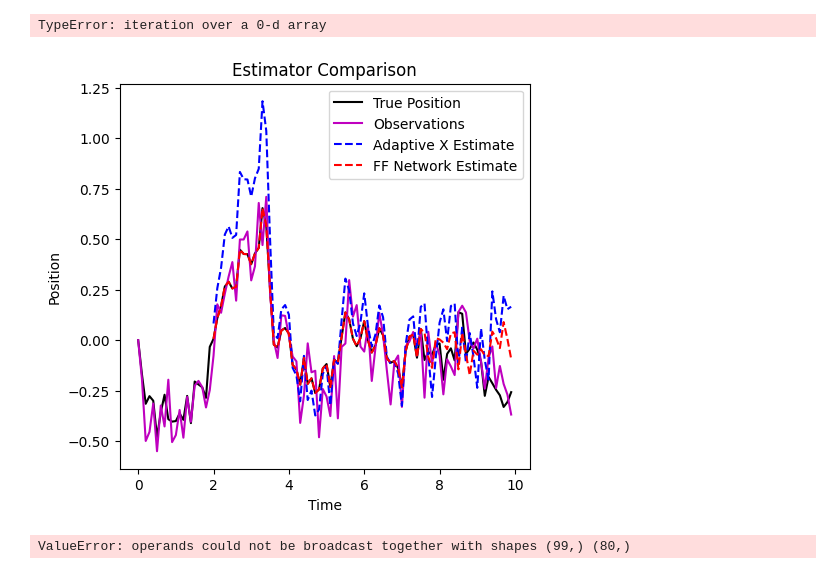
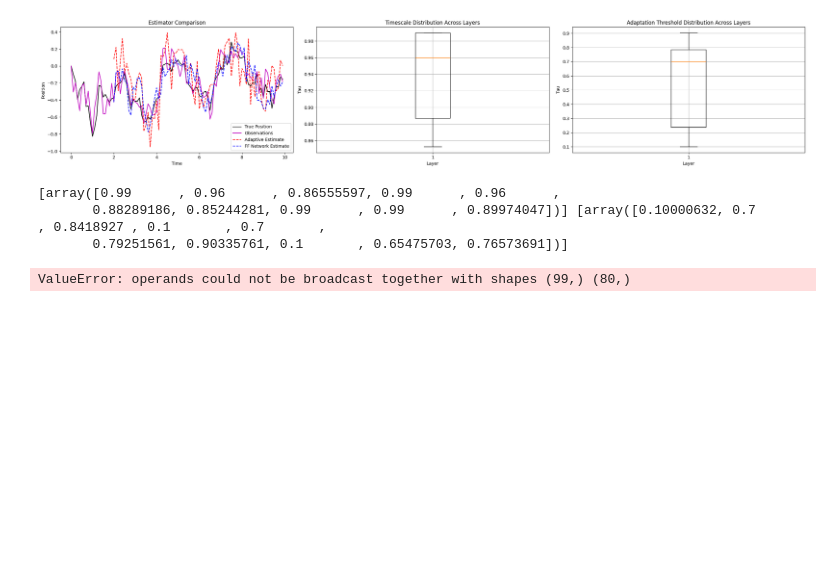
Before and after one commit to reecekeller/adaptation, a Jupyter notebook: models/linear_test.ipynb, the cells around one changed output. Drawn from its saved outputs; the diff is of its cells as text; code cells hidden in the pictures; blank space fills up the shorter version.

```diff
--- a/models/linear_test.ipynb
+++ b/models/linear_test.ipynb
@@ -158,7 +192,7 @@ Test Loss: 0.0701
 # %%
 #y0 = [H @ state for state in state_vec]
 # %%
-fig = plt.figure(figsize=(18, 5))
+fig = plt.figure(figsize=(25, 5))
 
 plt.subplot(1, 3, 1)
 # Plot results
@@ -166,8 +200,8 @@ plt.plot(t_space, x, 'k', label='True Position')
 #plt.plot(t_space, z, '-r', label='Nuisance Variable')
 plt.plot(t_space, obs, 'm', label='Observations')
 #plt.plot(t_space, x_hat, 'g', label = 'Kalman Estimate ', linestyle='--')
-plt.plot(t_space[window_size:], linear_model_rollout.detach().numpy(), 'b', label = 'Adaptive X Estimate', linestyle='--')
-plt.plot(t_space[window_size:], ff_model_rollout.detach().numpy(), 'r', label = 'FF Network Estimate', linestyle='--')
+plt.plot(t_space[window_size:], linear_model_rollout.detach().numpy(), 'r', label = 'Adaptive Estimate', linestyle='--')
+plt.plot(t_space[window_size:], ff_model_rollout.detach().numpy(), 'b', label = 'FF Network Estimate', linestyle='--')
 
 #plt.ylim([-3, 3])
 plt.xlabel('Time')
@@ -187,35 +221,37 @@ plt.subplot(1, 3, 2)
 #
 plt.boxplot(data_for_boxplot, positions=np.arange(1, len(all_tau) + 1))
 # Customize the plot
 plt.xlabel('Layer')
 plt.ylabel('Tau')
 plt.title('Timescale Distribution Across Layers')
 plt.xticks(np.arange(1, len(all_tau) + 1), labels=np.arange(1, len(all_tau) + 1))  # Set x-axis ticks and labels
 plt.grid(True)
 
 
 data_for_boxplot = [list(v) for v in all_F]
 # Plotting
 #plt.figure(figsize=(10, 6))
 
 plt.subplot(1, 3, 3)
 plt.boxplot(data_for_boxplot, positions=np.arange(1, len(all_F) + 1))
 
 # Customize the plot
 plt.xlabel('Layer')
 plt.ylabel('Tau')
 plt.title('Adaptation Threshold Distribution Across Layers')
 plt.xticks(np.arange(1, len(all_F) + 1), labels=np.arange(1, len(all_F) + 1))  # Set x-axis ticks and labels
 plt.grid(True)
 
 # Show plot
 plt.tight_layout()
 plt.show()
 
 print(all_tau, all_F)
 # %% [output]
+[figure, new version]
-TypeError: iteration over a 0-d array
+[array([0.99      , 0.96      , 0.86555597, 0.99      , 0.96      ,
+       0.88289186, 0.85244281, 0.99      , 0.99      , 0.89974047])] [array([0.10000632, 0.7       , 0.8418927 , 0.1       , 0.7       ,
+       0.79251561, 0.90335761, 0.1       , 0.65475703, 0.76573691])]
-[figure, old version]
 # %%
 plt.plot(x[1:]-linear_model_rollout.detach().numpy().squeeze(1), 'k')
 plt.plot(x[1:]-ff_model_rollout.detach().numpy().squeeze(1))
```
Also changed, not shown: parts of 5 cells of this notebook, 3 other files.
